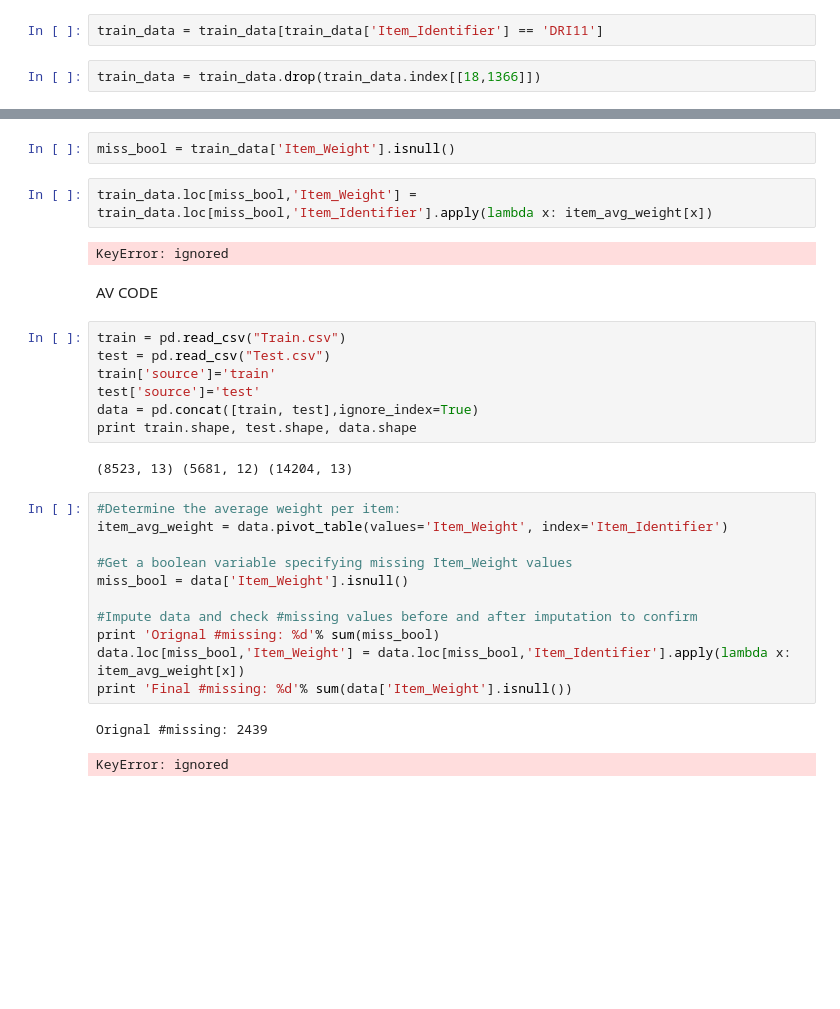
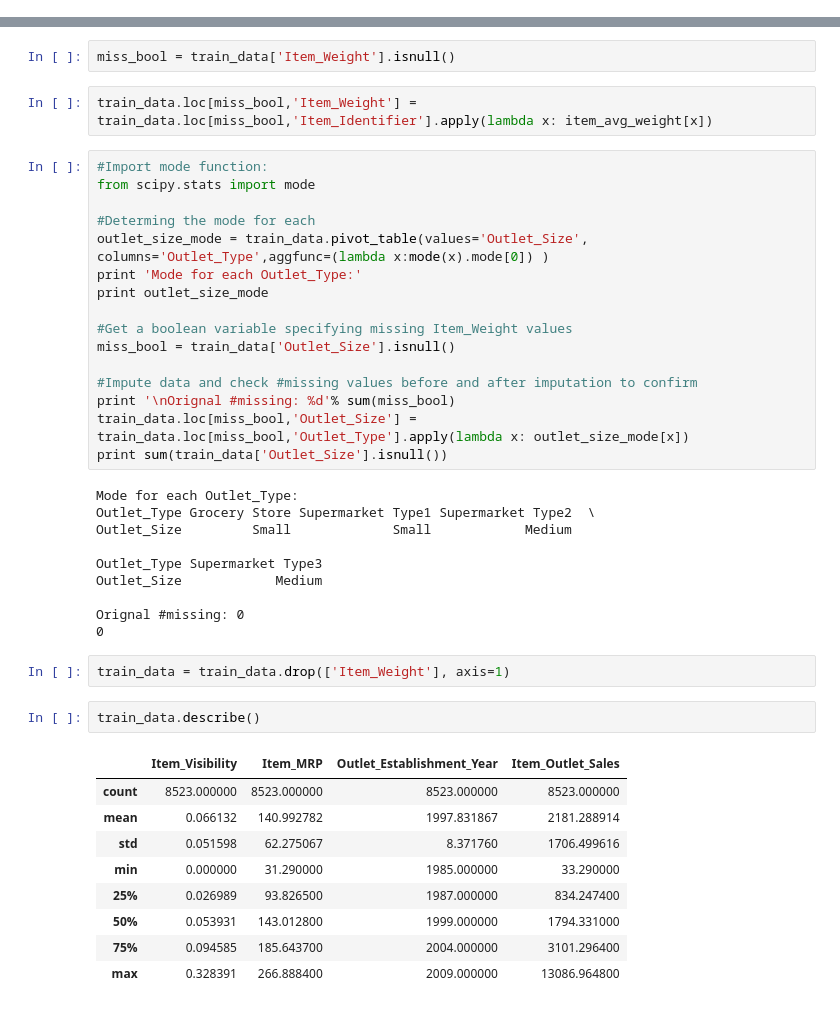
Before and after one commit to aravind2403/Big-Mart-Sales-Prediction, a Jupyter notebook: Big_Mart_Sales.ipynb, the cells around one changed output, grey strips where cells are left out. Drawn from its saved outputs; the diff is of its cells as text; blank space fills up the shorter version.

```diff
--- a/Big_Mart_Sales.ipynb
+++ b/Big_Mart_Sales.ipynb
@@ -80,10 +81,6 @@ Outlet_Location_Type         0
 Outlet_Type                  0
 Item_Outlet_Sales            0
 dtype: int64
-# %%
-train_data = train_data[train_data['Item_Identifier'] == 'DRI11']
-# %%
-train_data = train_data.drop(train_data.index[[18,1366]])
 # %%
 train_data.describe()
 # %% [output]
@@ -147,30 +144,43 @@ item_avg_weight = train_data.pivot_table(values='Item_Weight', index='Item_Ident
 miss_bool = train_data['Item_Weight'].isnull()
 # %%
 train_data.loc[miss_bool,'Item_Weight'] = train_data.loc[miss_bool,'Item_Identifier'].apply(lambda x: item_avg_weight[x])
-# %% [output]
-KeyError: ignored
-# %% [markdown]
-AV CODE
-# %%
-train = pd.read_csv("Train.csv")
-test = pd.read_csv("Test.csv")
-train['source']='train'
-test['source']='test'
-data = pd.concat([train, test],ignore_index=True)
-print train.shape, test.shape, data.shape
-# %% [output]
-(8523, 13) (5681, 12) (14204, 13)
 # %%
-#Determine the average weight per item:
-item_avg_weight = data.pivot_table(values='Item_Weight', index='Item_Identifier')
+#Import mode function:
+from scipy.stats import mode
+
+#Determing the mode for each
+outlet_size_mode = train_data.pivot_table(values='Outlet_Size', columns='Outlet_Type',aggfunc=(lambda x:mode(x).mode[0]) )
+print 'Mode for each Outlet_Type:'
+print outlet_size_mode
 
 #Get a boolean variable specifying missing Item_Weight values
-miss_bool = data['Item_Weight'].isnull()
+miss_bool = train_data['Outlet_Size'].isnull()
 
 #Impute data and check #missing values before and after imputation to confirm
-print 'Orignal #missing: %d'% sum(miss_bool)
-data.loc[miss_bool,'Item_Weight'] = data.loc[miss_bool,'Item_Identifier'].apply(lambda x: item_avg_weight[x])
-print 'Final #missing: %d'% sum(data['Item_Weight'].isnull())
+print '\nOrignal #missing: %d'% sum(miss_bool)
+train_data.loc[miss_bool,'Outlet_Size'] = train_data.loc[miss_bool,'Outlet_Type'].apply(lambda x: outlet_size_mode[x])
+print sum(train_data['Outlet_Size'].isnull())
 # %% [output]
-Orignal #missing: 2439
+Mode for each Outlet_Type:
+Outlet_Type Grocery Store Supermarket Type1 Supermarket Type2  \
+Outlet_Size         Small             Small            Medium
+
+Outlet_Type Supermarket Type3
+Outlet_Size            Medium
+
+Orignal #missing: 0
+0
-KeyError: ignored
+# %%
+train_data = train_data.drop(['Item_Weight'], axis=1)
+# %%
+train_data.describe()
+# %% [output]
+|  | Item_Visibility | Item_MRP | Outlet_Establishment_Year | Item_Outlet_Sales |
+| count | 8523.000000 | 8523.000000 | 8523.000000 | 8523.000000 |
+| mean | 0.066132 | 140.992782 | 1997.831867 | 2181.288914 |
+| std | 0.051598 | 62.275067 | 8.371760 | 1706.499616 |
+| min | 0.000000 | 31.290000 | 1985.000000 | 33.290000 |
+| 25% | 0.026989 | 93.826500 | 1987.000000 | 834.247400 |
+| 50% | 0.053931 | 143.012800 | 1999.000000 | 1794.331000 |
+| 75% | 0.094585 | 185.643700 | 2004.000000 | 3101.296400 |
+| max | 0.328391 | 266.888400 | 2009.000000 | 13086.964800 |
```
Also changed, not shown: parts of 3 cells of this notebook.
